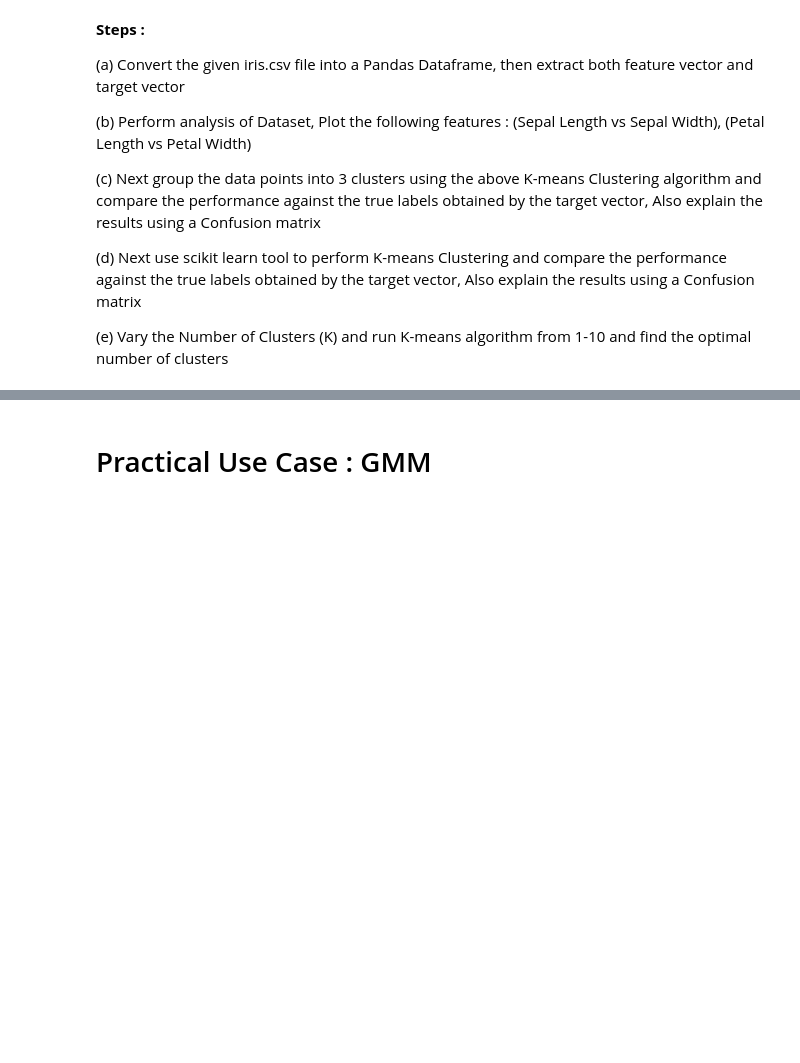
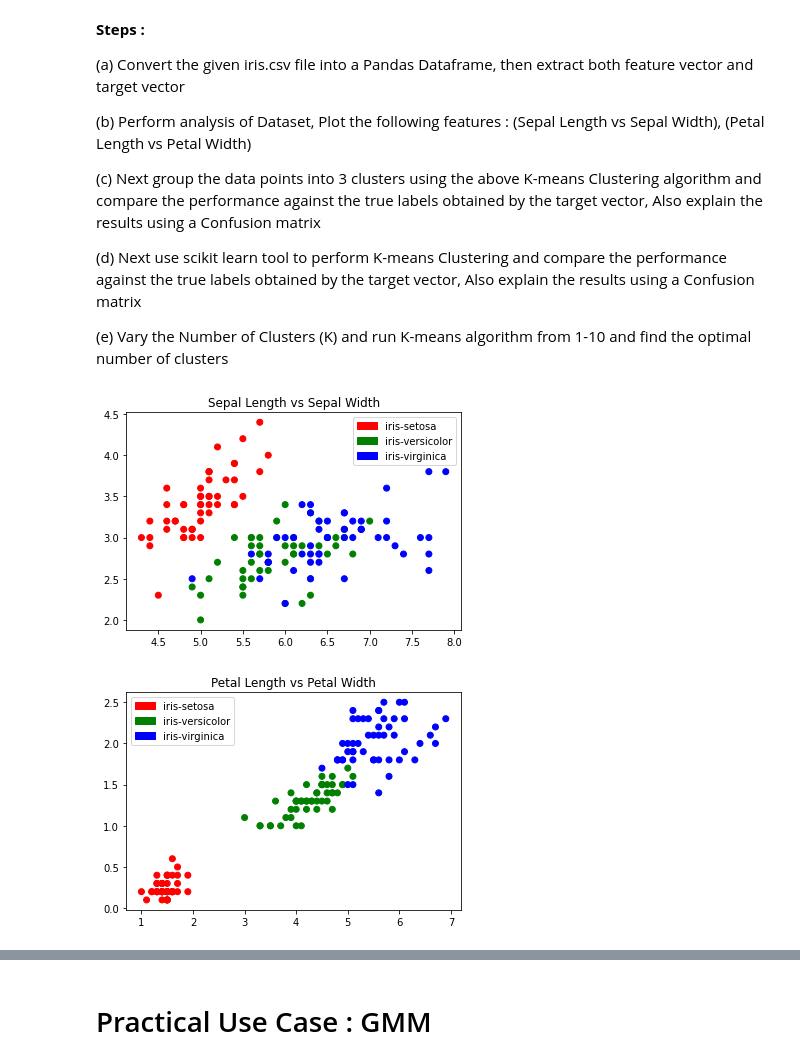
Before and after one commit to Whitelisted2/EE413-PRML-Lab, a Jupyter notebook: Assignment-04-Clustering1/Solved/Lab_4_Clustering_Part_1.ipynb, the cells around one changed output, grey strips where cells are left out. Saved outputs shown, nothing was run; the diff lists cells and outputs as text; code cells hidden in the pictures; blank space fills up the shorter version.

```diff
--- a/Assignment-04-Clustering1/Solved/Lab_4_Clustering_Part_1.ipynb
+++ b/Assignment-04-Clustering1/Solved/Lab_4_Clustering_Part_1.ipynb
@@ -514,0 +643,30 @@ Four features were measured from each sample : Length of Sepals, Width of sepals
+# %%
+import pandas as pd
+data = pd.read_csv(r"IRIS.csv")
+data[['target']] = data[['species']].apply(lambda col:pd.Categorical(col).codes)
+x = np.asarray(data[['sepal_length','sepal_width','petal_length','petal_width']].values.tolist())
+y = (data[['species']].apply(lambda col:pd.Categorical(col).codes)).values.tolist()
+target = np.asarray([item for sublist in y for item in sublist])
+# %%
+#plkot
+import matplotlib.patches as mpatches
+colors = np.array(['red', 'green', 'blue'])
+red_patch = mpatches.Patch(color=colors[0], label='iris-setosa')
+green_patch = mpatches.Patch(color=colors[1], label='iris-versicolor')
+blue_patch = mpatches.Patch(color=colors[2], label='iris-virginica')
+legends=[red_patch, green_patch, blue_patch]
+
+
+plt.scatter(data['sepal_length'], data['sepal_width'], c=colors[data['target']])
+plt.title('Sepal Length vs Sepal Width')
+plt.legend(handles=legends)
+plt.show()
+
+
+plt.scatter(data['petal_length'], data['petal_width'], c= colors[data['target']])
+plt.title('Petal Length vs Petal Width')
+plt.legend(handles=legends)
+plt.show()
+# %% [output]
+[figure, added]
+[figure, added]
```
Also changed, not shown: parts of 19 cells of this notebook, 2 other files.
